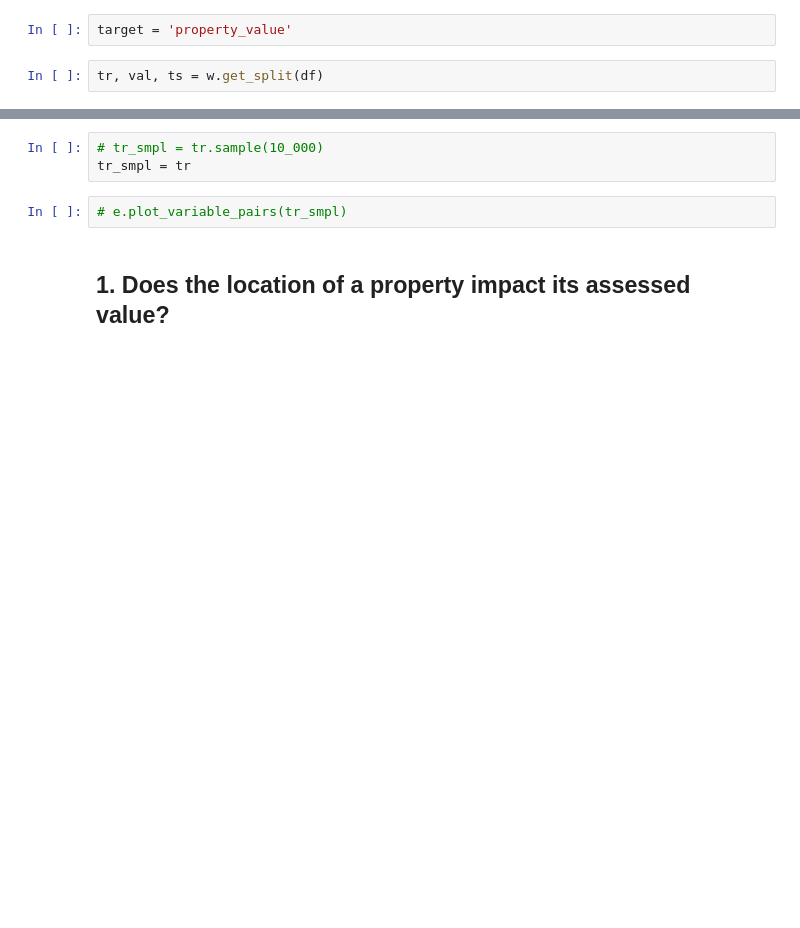
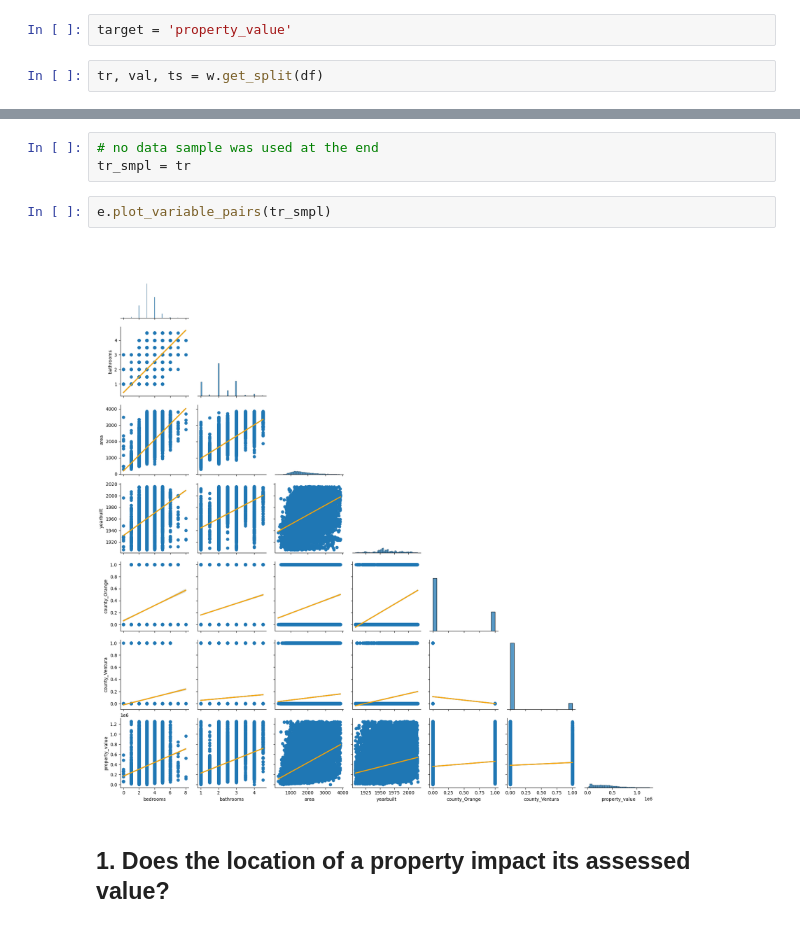
Before and after one commit to rosendo-lugo/project_regression, a Jupyter notebook: project_regression.ipynb, the cells around one changed output, grey strips where cells are left out. Saved outputs shown, nothing was run; the diff lists cells and outputs as text; blank space fills up the shorter version.

```diff
--- a/project_regression.ipynb
+++ b/project_regression.ipynb
@@ -75,8 +101,10 @@ tr.shape, val.shape, ts.shape
 # %%
-# tr_smpl = tr.sample(10_000)
+# no data sample was used at the end
 tr_smpl = tr
 # %%
-# e.plot_variable_pairs(tr_smpl)
+e.plot_variable_pairs(tr_smpl)
+# %% [output]
+[figure, added]
 # %% [markdown]
 ## 1. Does the location of a property impact its assessed value?
 # %%
```
Also changed, not shown: parts of 22 cells of this notebook, 4 other files.
